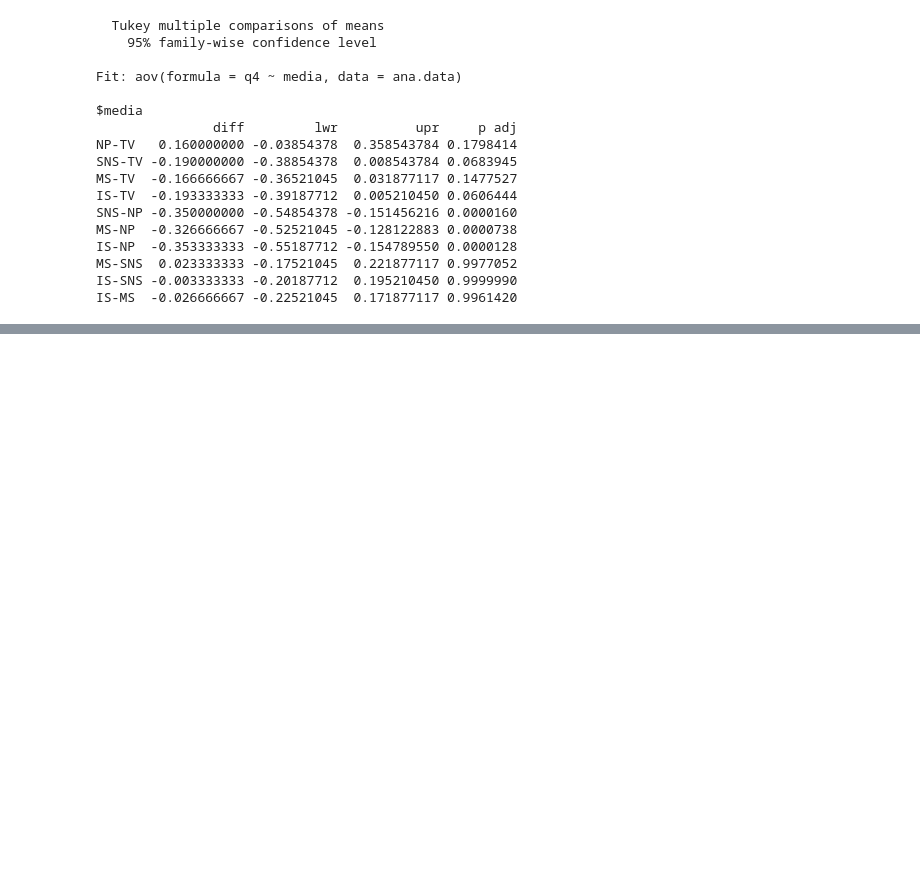
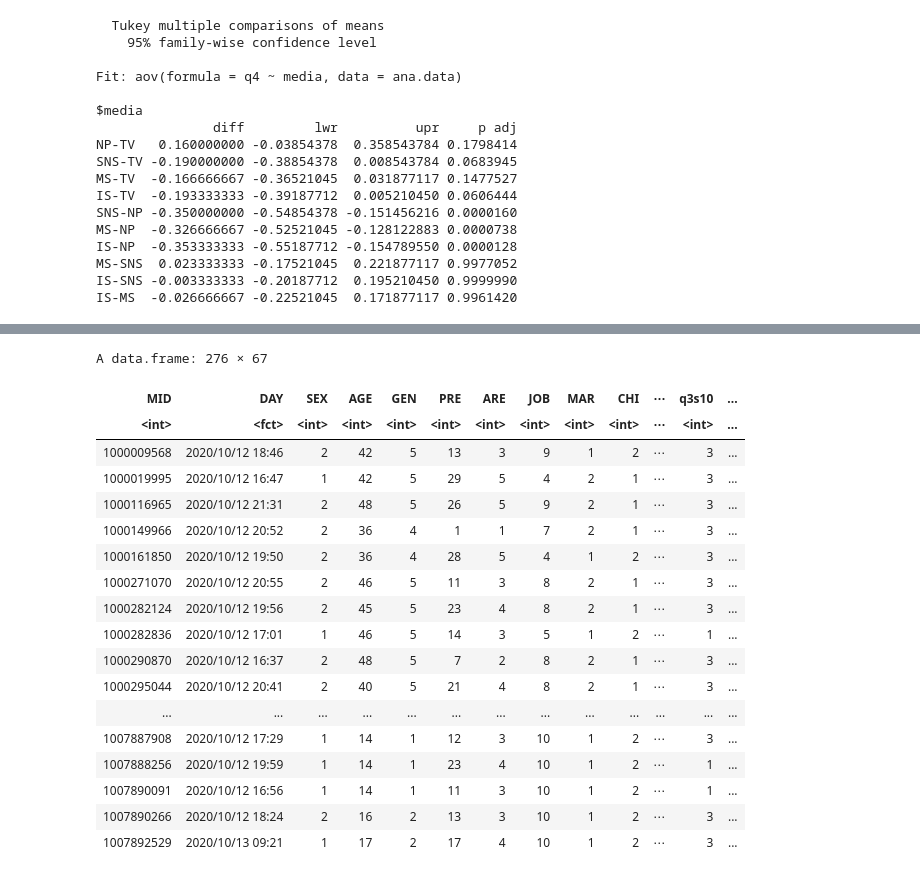
Before and after one commit to e4rll/kanmake, a Jupyter notebook: kanmake.ipynb, the cells around one changed output, grey strips where cells are left out. Cells and saved outputs as stored; diff of their text form; code cells hidden in the pictures; blank space fills up the shorter version.

```diff
--- a/kanmake.ipynb
+++ b/kanmake.ipynb
@@ -280,0 +305,23 @@ IS-MS  -0.026666667 -0.22521045  0.171877117 0.9961420
+# %%
+df <- read.csv("input/426200000003_Rawdata.txt", sep="\t")
+df
+# %% [output]
+A data.frame: 276 × 67
+| MID | DAY | SEX | AGE | GEN | PRE | ARE | JOB | MAR | CHI | ⋯ | q3s10 | ... |
+| <int> | <fct> | <int> | <int> | <int> | <int> | <int> | <int> | <int> | <int> | ⋯ | <int> | ... |
+| 1000009568 | 2020/10/12 18:46 | 2 | 42 | 5 | 13 | 3 | 9 | 1 | 2 | ⋯ | 3 | ... |
+| 1000019995 | 2020/10/12 16:47 | 1 | 42 | 5 | 29 | 5 | 4 | 2 | 1 | ⋯ | 3 | ... |
+| 1000116965 | 2020/10/12 21:31 | 2 | 48 | 5 | 26 | 5 | 9 | 2 | 1 | ⋯ | 3 | ... |
+| 1000149966 | 2020/10/12 20:52 | 2 | 36 | 4 | 1 | 1 | 7 | 2 | 1 | ⋯ | 3 | ... |
+| 1000161850 | 2020/10/12 19:50 | 2 | 36 | 4 | 28 | 5 | 4 | 1 | 2 | ⋯ | 3 | ... |
+| 1000271070 | 2020/10/12 20:55 | 2 | 46 | 5 | 11 | 3 | 8 | 2 | 1 | ⋯ | 3 | ... |
+| 1000282124 | 2020/10/12 19:56 | 2 | 45 | 5 | 23 | 4 | 8 | 2 | 1 | ⋯ | 3 | ... |
+| 1000282836 | 2020/10/12 17:01 | 1 | 46 | 5 | 14 | 3 | 5 | 1 | 2 | ⋯ | 1 | ... |
+| 1000290870 | 2020/10/12 16:37 | 2 | 48 | 5 | 7 | 2 | 8 | 2 | 1 | ⋯ | 3 | ... |
+| 1000295044 | 2020/10/12 20:41 | 2 | 40 | 5 | 21 | 4 | 8 | 2 | 1 | ⋯ | 3 | ... |
+| ... | ... | ... | ... | ... | ... | ... | ... | ... | ... | ... | ... | ... |
+| 1007887908 | 2020/10/12 17:29 | 1 | 14 | 1 | 12 | 3 | 10 | 1 | 2 | ⋯ | 3 | ... |
+| 1007888256 | 2020/10/12 19:59 | 1 | 14 | 1 | 23 | 4 | 10 | 1 | 2 | ⋯ | 1 | ... |
+| 1007890091 | 2020/10/12 16:56 | 1 | 14 | 1 | 11 | 3 | 10 | 1 | 2 | ⋯ | 1 | ... |
+| 1007890266 | 2020/10/12 18:24 | 2 | 16 | 2 | 13 | 3 | 10 | 1 | 2 | ⋯ | 3 | ... |
+| 1007892529 | 2020/10/13 09:21 | 1 | 17 | 2 | 17 | 4 | 10 | 1 | 2 | ⋯ | 3 | ... |
```
Also changed, not shown: parts of 2 cells of this notebook.
